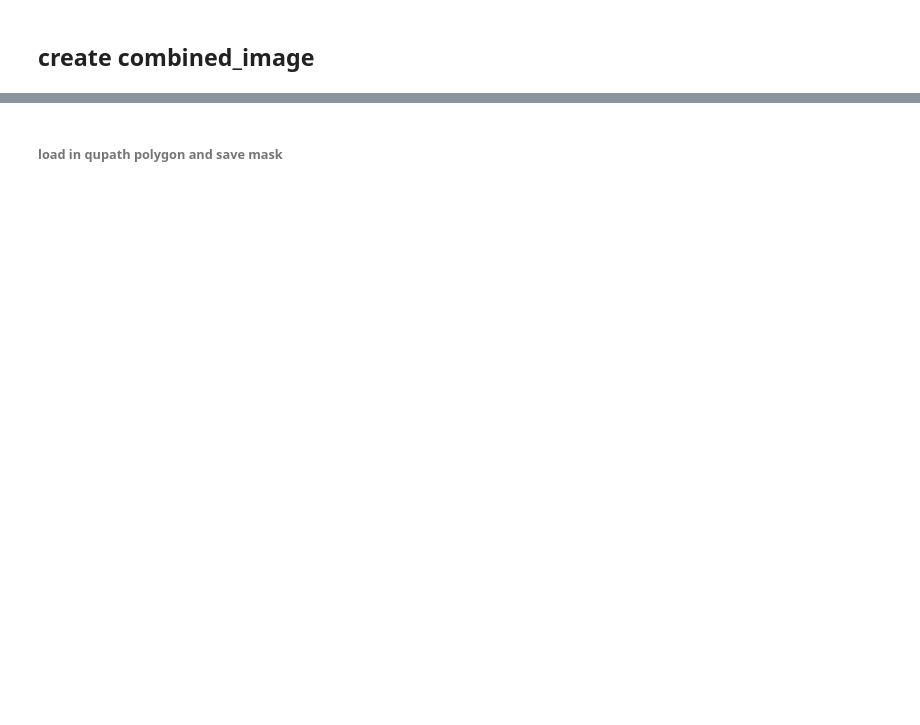
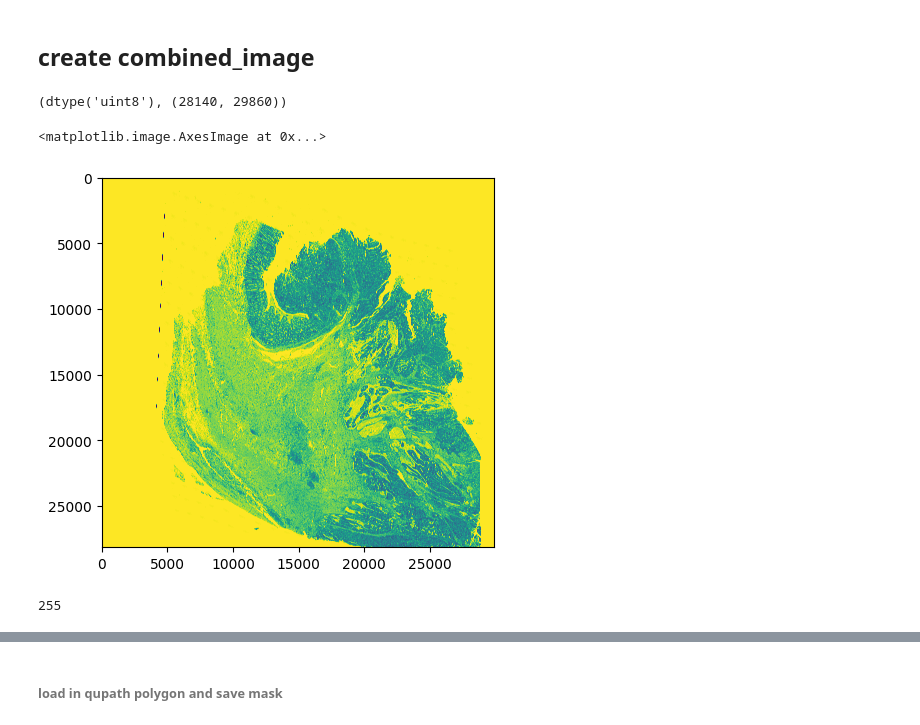
Before and after one commit to ding-lab/mushroom, a Jupyter notebook: notebooks/manuscript/submission_v1/step2_generate_tissue_mask.ipynb, the cells around one changed output, grey strips where cells are left out. Cells and saved outputs as stored; diff of their text form; code cells hidden in the pictures; blank space fills up the shorter version.

```diff
--- a/notebooks/manuscript/submission_v1/step2_generate_tissue_mask.ipynb
+++ b/notebooks/manuscript/submission_v1/step2_generate_tissue_mask.ipynb
@@ -359,3 +567,19 @@ def correct_scale(img, ths):
 # for idx, item in enumerate(data_map['sections']):
 #     if data_map['target_sid'] == item['sid']:
 #         print(item['sid'])
+# %%
+fp ='/diskmnt/Projects/Users/estorrs/mushroom/data/projects/submission_v1/WD-76845/registered/s43_WD-76845-U101_he.tif'
+img = he.read_he(fp)
+img = img[..., 0]
+img.dtype, img.shape
+# %% [output]
+(dtype('uint8'), (28140, 29860))
+# %%
+plt.imshow(img)
+# %% [output]
+<matplotlib.image.AxesImage at 0x...>
+[figure, added]
+# %%
+img.max()
+# %% [output]
+255
```
Also changed, not shown: parts of 29 cells of this notebook, 2 other files.
